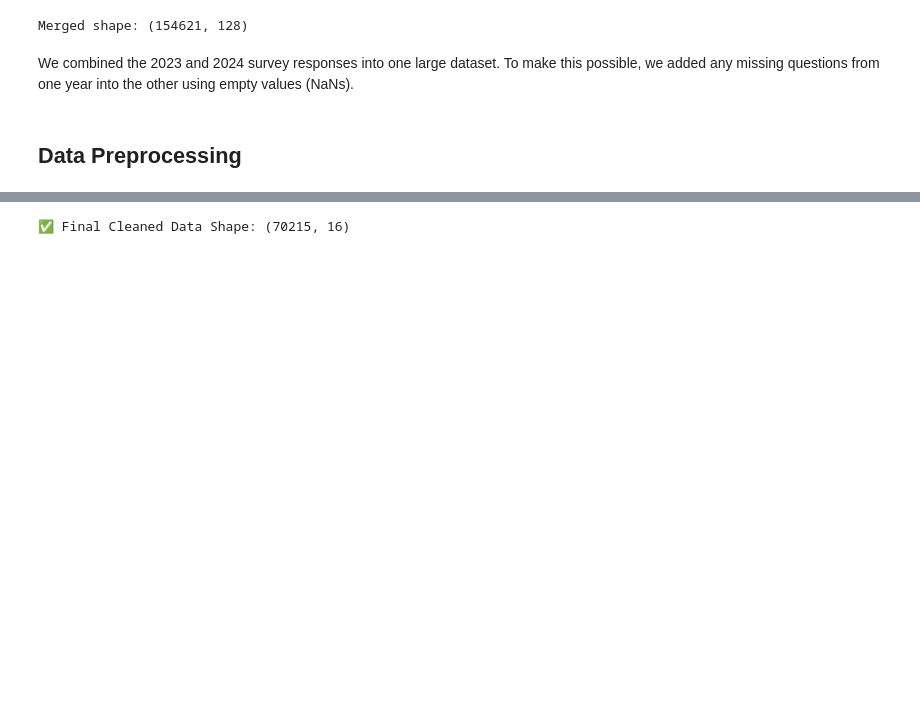
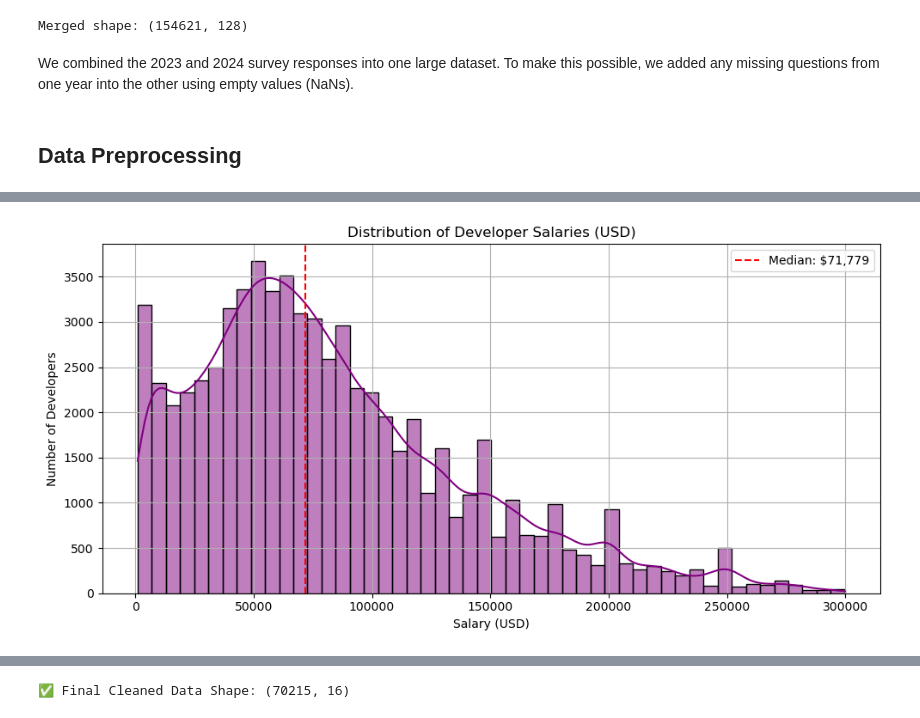
Before and after one commit to Owiti-Charles/Developers-Salary-Predictor, a Jupyter notebook: notebook.ipynb, the cells around one changed output, grey strips where cells are left out. Saved outputs shown, nothing was run; the diff lists cells and outputs as text; code cells hidden in the pictures; blank space fills up the shorter version.

```diff
--- a/notebook.ipynb
+++ b/notebook.ipynb
@@ -231,0 +294,19 @@ We combined the 2023 and 2024 survey responses into one large dataset. To make t
+# %%
+# Clean data
+clean_salary = df_all['ConvertedCompYearly'].dropna()
+clean_salary = clean_salary[clean_salary > 1000]  # Remove very low outliers
+clean_salary = clean_salary[clean_salary < 300000]  # Cap extreme values
+
+# Plot
+plt.figure(figsize=(10,5))
+sns.histplot(clean_salary, bins=50, kde=True, color='purple')
+plt.axvline(clean_salary.median(), color='red', linestyle='--', label=f"Median: ${int(clean_salary.median()):,}")
+plt.title("Distribution of Developer Salaries (USD)")
+plt.xlabel("Salary (USD)")
+plt.ylabel("Number of Developers")
+plt.legend()
+plt.grid(True)
+plt.tight_layout()
+plt.show()
+# %% [output]
+[figure, added]
```
Also changed, not shown: parts of 60 cells of this notebook, 1 other file.
